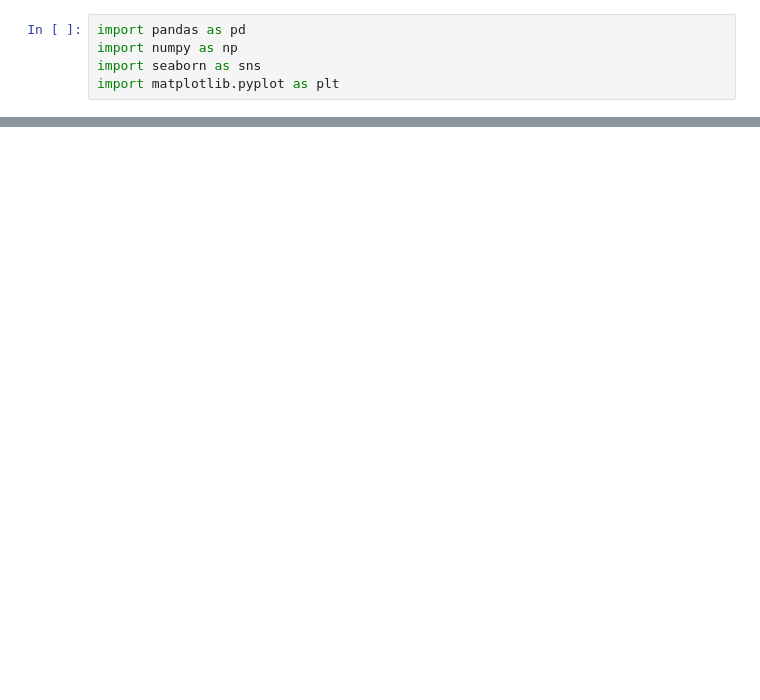
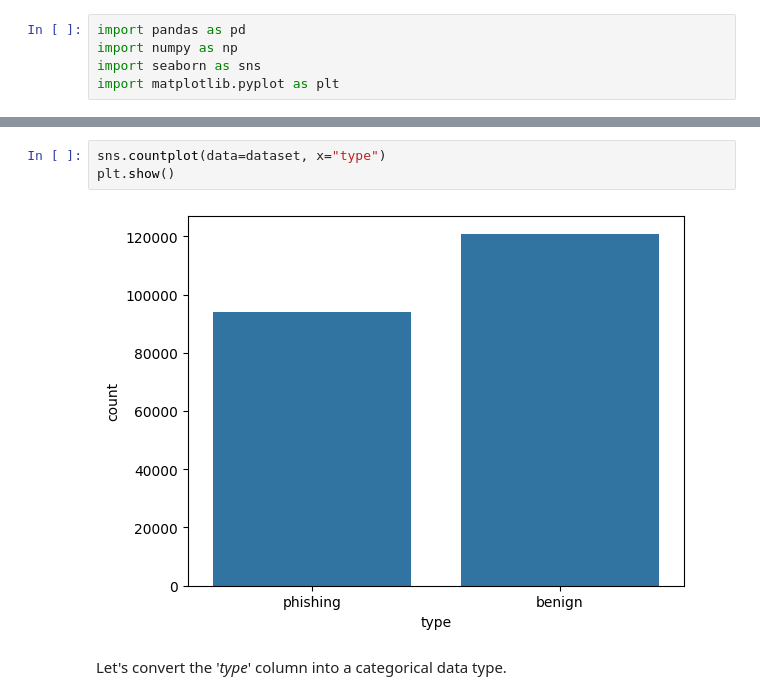
Before and after one commit to relmarrakchy/phishing-URL-detection, a Jupyter notebook: phishing_detection_app.ipynb, the cells around one changed output, grey strips where cells are left out. Cells and saved outputs as stored; diff of their text form; blank space fills up the shorter version.

```diff
--- a/phishing_detection_app.ipynb
+++ b/phishing_detection_app.ipynb
@@ -157,0 +69,7 @@ dataset.head()
+# %%
+sns.countplot(data=dataset, x="type")
+plt.show()
+# %% [output]
+[figure, added]
+# %% [markdown]
+Let's convert the '*type*' column into a categorical data type.
```
Also changed, not shown: parts of 91 cells of this notebook.
